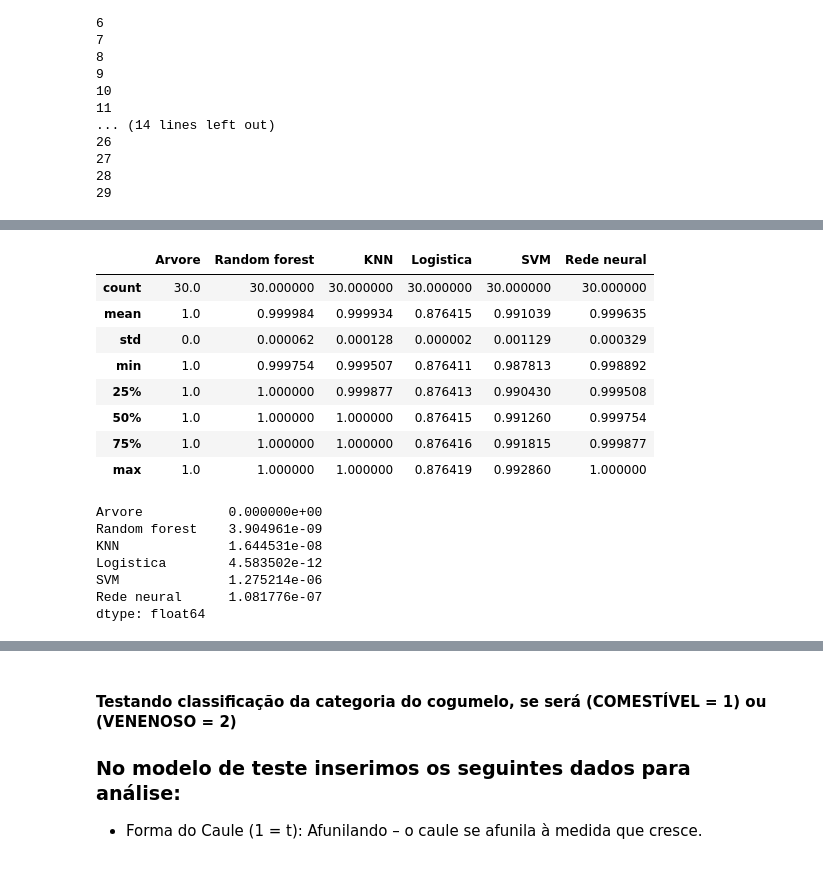
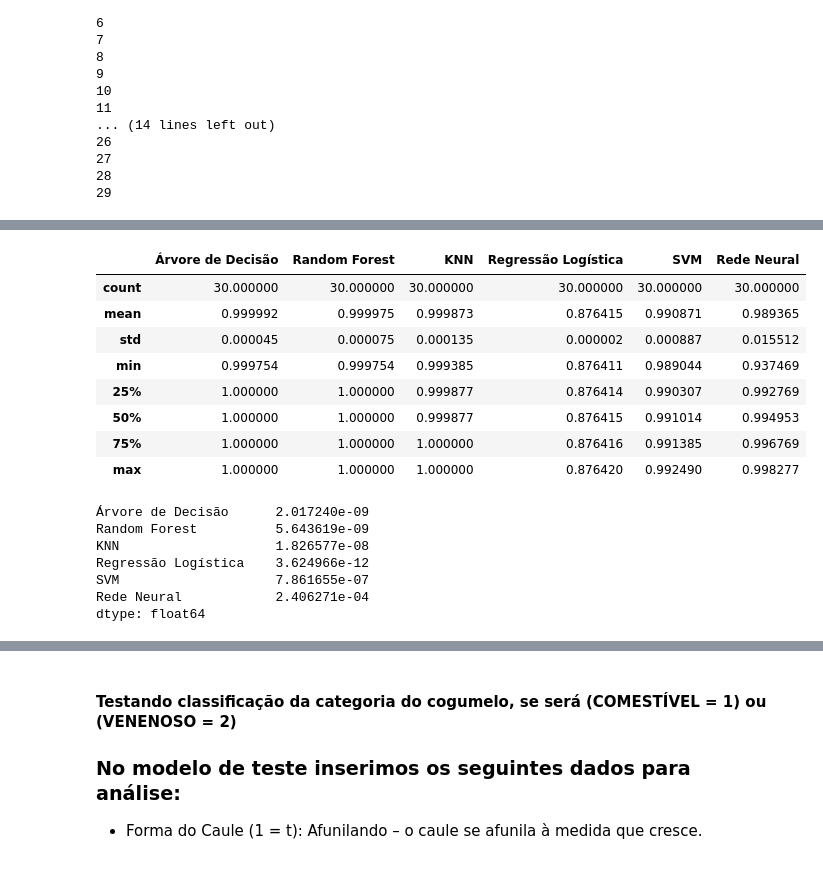
Before and after one commit to jonathan953/mushroom-detection, a Jupyter notebook: notebooks/data_preprocessing.ipynb, the cells around one changed output, grey strips where cells are left out. Drawn from its saved outputs; the diff is of its cells as text; code cells hidden in the pictures.

Commit message:
feat: aplicando melhores avaliações dos modelos treinados

```diff
--- a/notebooks/data_preprocessing.ipynb
+++ b/notebooks/data_preprocessing.ipynb
@@ -289,17 +751,15 @@ plt.show()
 # %%
-parametros = {  # Define um dicionário chamado 'parametros' para armazenar as combinações de hiperparâmetros a serem testadas
+parametros_mlp = {  # Define um dicionário chamado 'parametros' para armazenar as combinações de hiperparâmetros a serem testadas
     'activation': ['relu', 'logistic', 'tanh'],  # Função de ativação a ser usada nas camadas ocultas ('relu', 'logistic', 'tanh')
     'solver': ['adam', 'sgd'],  # Algoritmo para otimização do modelo ('adam', 'sgd')
     'batch_size': [10, 560],  # Tamanho do lote para atualização dos gradientes
     'max_iter': [500, 1000]  # Aumentando o número de iterações para garantir a convergência
 }
 # %%
-warnings.filterwarnings("ignore", category=ConvergenceWarning)
-
-grid_search = GridSearchCV(estimator=MLPClassifier(), param_grid=parametros)  # Cria o GridSearchCV com MLPClassifier e a grade de hiperparâmetros
-grid_search.fit(x_mushroom, y_mushroom)  # Ajusta o grid_search aos dados de treinamento, realizando a busca exaustiva de hiperparâmetros
-melhores_parametros = grid_search.best_params_  # Obtém os melhores hiperparâmetros encontrados pelo GridSearchCV
-melhor_resultado = grid_search.best_score_  # Obtém a melhor pontuação de desempenho alcançada durante a busca
+grid_search_mlp = GridSearchCV(estimator=MLPClassifier(), param_grid=parametros_mlp)  # Cria o GridSearchCV com MLPClassifier e a grade de hiperparâmetros
+grid_search_mlp.fit(x_mushroom, y_mushroom)  # Ajusta o grid_search_mlp aos dados de treinamento, realizando a busca exaustiva de hiperparâmetros
+melhores_parametros = grid_search_mlp.best_params_  # Obtém os melhores hiperparâmetros encontrados pelo GridSearchCV
+melhor_resultado = grid_search_mlp.best_score_  # Obtém a melhor pontuação de desempenho alcançada durante a busca
 print(melhores_parametros)  # Imprime os melhores hiperparâmetros
 print(melhor_resultado)  # Imprime a melhor pontuação de desempenho (acurácia)
 # %% [output]
@@ -332,8 +875,6 @@ plt.show()
 # %% [markdown]
 ### Validação Cruzada
 # %%
-warnings.filterwarnings("ignore", category=FutureWarning)
-
 # Inicialização de listas para armazenar os resultados das avaliações dos modelos
 resultados_arvore = []  # Lista para armazenar os resultados da Árvore de Decisão
 resultados_random_forest = []  # Lista para armazenar os resultados do Random Forest
@@ -350,7 +891,7 @@ for i in range(30):
     kfold = KFold(n_splits=10, shuffle=True, random_state=i)  # Cria uma instância do KFold para a validação cruzada
 
     # Avaliação da Árvore de Decisão
-    arvore = DecisionTreeClassifier(criterion='gini', min_samples_leaf=1, min_samples_split=2, splitter='best')  # Define o modelo de Árvore de Decisão com hiperparâmetros ajustados
+    arvore = DecisionTreeClassifier(criterion='gini', min_samples_leaf=1, min_samples_split=2,splitter='best', random_state=42)  # Define o modelo de Árvore de Decisão com hiperparâmetros ajustados
     scores = cross_val_score(arvore, x_mushroom, y_mushroom, cv=kfold)  # Executa a validação cruzada e armazena as acurácias
     resultados_arvore.append(scores.mean())  # Calcula e armazena a média das acurácias
 
@@ -375,7 +916,7 @@ for i in range(30):
     resultados_svm.append(scores.mean())  # Calcula e armazena a média das acurácias
 
     # Avaliação da Rede Neural (ajuste manual, resultados esperados a serem incluídos)
-    rede_neural = MLPClassifier(activation='relu', batch_size=10, solver='adam', max_iter=500)  # Define o modelo de Rede Neural com hiperparâmetros ajustados
+    rede_neural = MLPClassifier(activation='relu', solver='adam', batch_size=10, max_iter=max(1, i), random_state=42)  # Define o modelo de Rede Neural com hiperparâmetros ajustados
     scores = cross_val_score(rede_neural, x_mushroom, y_mushroom, cv=kfold)  # Executa a validação cruzada e armazena as acurácias
     resultados_rede_neural.append(scores.mean())  # Calcula e armazena a média das acurácias
 # %% [output]
@@ -429,0 +940,23 @@ resultados  # Exibe o DataFrame na saída, mostrando a média das acurácias par
+# %%
+# Criando o dicionário com os resultados reais das 30 execuções
+dados_reais = {
+    "Árvore de Decisão": resultados_arvore,
+    "Random Forest": resultados_random_forest,
+    "KNN": resultados_knn,
+    "Regressão Logística": resultados_logistica,
+    "SVM": resultados_svm,
+    "Rede Neural": resultados_rede_neural,
+}
+
+# Convertendo para DataFrame longo
+df_resultados_reais = pd.DataFrame(dados_reais)
+df_resultados_long = df_resultados_reais.melt(var_name="Modelo", value_name="Acurácia")
+
+# Plotando o boxplot
+plt.figure(figsize=(10, 6))
+sns.boxplot(data=df_resultados_long, x="Modelo", y="Acurácia", palette="Set2")
+plt.title("Comparação de Acurácia dos Modelos (Boxplot)")
+plt.xticks(rotation=45)
+plt.grid(True)
+plt.tight_layout()
+plt.show()
@@ -430,27 +1007,27 @@ resultados  # Exibe o DataFrame na saída, mostrando a média das acurácias par
 # %%
-resultados.describe()
+df_resultados_reais.describe()
 # %% [output]
-|  | Arvore | Random forest | KNN | Logistica | SVM | Rede neural |
-| count | 30.0 | 30.000000 | 30.000000 | 30.000000 | 30.000000 | 30.000000 |
-| mean | 1.0 | 0.999984 | 0.999934 | 0.876415 | 0.991039 | 0.999635 |
-| std | 0.0 | 0.000062 | 0.000128 | 0.000002 | 0.001129 | 0.000329 |
-| min | 1.0 | 0.999754 | 0.999507 | 0.876411 | 0.987813 | 0.998892 |
-| 25% | 1.0 | 1.000000 | 0.999877 | 0.876413 | 0.990430 | 0.999508 |
-| 50% | 1.0 | 1.000000 | 1.000000 | 0.876415 | 0.991260 | 0.999754 |
-| 75% | 1.0 | 1.000000 | 1.000000 | 0.876416 | 0.991815 | 0.999877 |
-| max | 1.0 | 1.000000 | 1.000000 | 0.876419 | 0.992860 | 1.000000 |
+|  | Árvore de Decisão | Random Forest | KNN | Regressão Logística | SVM | Rede Neural |
+| count | 30.000000 | 30.000000 | 30.000000 | 30.000000 | 30.000000 | 30.000000 |
+| mean | 0.999992 | 0.999975 | 0.999873 | 0.876415 | 0.990871 | 0.989365 |
+| std | 0.000045 | 0.000075 | 0.000135 | 0.000002 | 0.000887 | 0.015512 |
+| min | 0.999754 | 0.999754 | 0.999385 | 0.876411 | 0.989044 | 0.937469 |
+| 25% | 1.000000 | 1.000000 | 0.999877 | 0.876414 | 0.990307 | 0.992769 |
+| 50% | 1.000000 | 1.000000 | 0.999877 | 0.876415 | 0.991014 | 0.994953 |
+| 75% | 1.000000 | 1.000000 | 1.000000 | 0.876416 | 0.991385 | 0.996769 |
+| max | 1.000000 | 1.000000 | 1.000000 | 0.876420 | 0.992490 | 0.998277 |
 # %%
 # Calcula e exibe a variância dos resultados das validações cruzadas para cada modelo
 # Baixa variância indica desempenho consistente e previsível do modelo, com variações mínimas nas acurácias entre as iterações.
 # Alta variância sugere sensibilidade a pequenas mudanças nos dados ou hiperparâmetros, levando a um desempenho menos estável e mais variável durante as iterações da validação cruzada.
-resultados.var()
+df_resultados_reais.var()
 # %% [output]
-Arvore           0.000000e+00
-Random forest    3.904961e-09
-KNN              1.644531e-08
-Logistica        4.583502e-12
-SVM              1.275214e-06
-Rede neural      1.081776e-07
+Árvore de Decisão      2.017240e-09
+Random Forest          5.643619e-09
+KNN                    1.826577e-08
+Regressão Logística    3.624966e-12
+SVM                    7.861655e-07
+Rede Neural            2.406271e-04
 dtype: float64
 # %%
 # Calcula e exibe o Coeficiente de Variação (CV) dos resultados das validações cruzadas para cada modelo, em percentual
```
Also changed, not shown: parts of 81 cells of this notebook.
